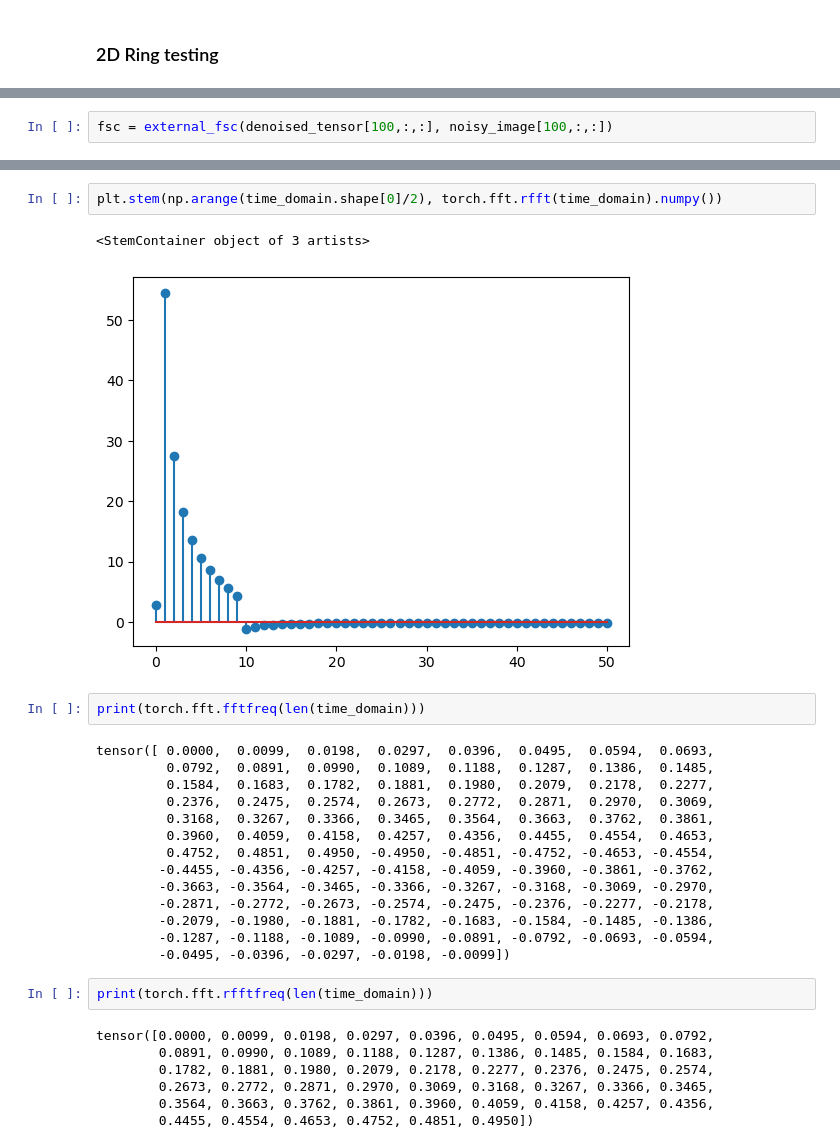
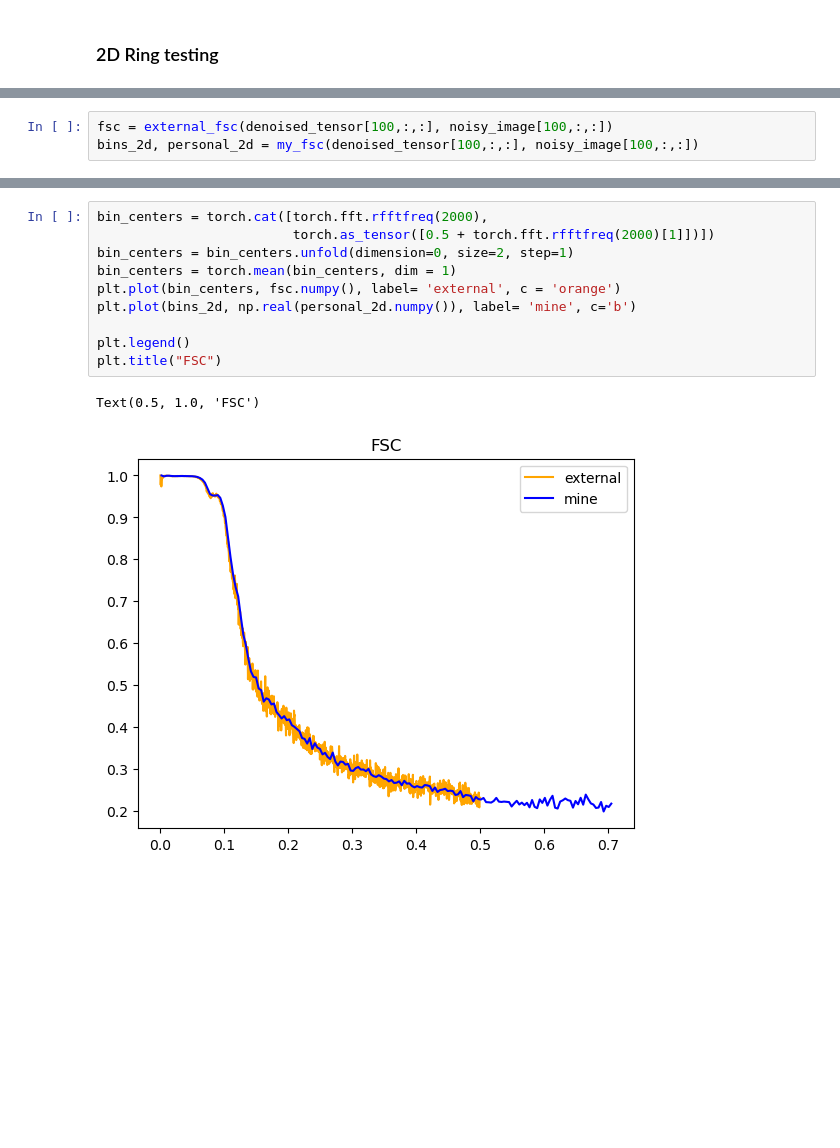
Before and after one commit to henrynjones/tomo_suli, a Jupyter notebook: FSC.ipynb, the cells around one changed output, grey strips where cells are left out. Cells and saved outputs as stored; diff of their text form; blank space fills up the shorter version.

```diff
--- a/FSC.ipynb
+++ b/FSC.ipynb
@@ -301,2 +60,3 @@ def compute_rfsc_old(tensor1: torch.Tensor, tensor2: torch.Tensor):
 # %%
 fsc = external_fsc(denoised_tensor[100,:,:], noisy_image[100,:,:])
+bins_2d, personal_2d = my_fsc(denoised_tensor[100,:,:], noisy_image[100,:,:])
@@ -709,30 +69,13 @@ plt.stem(torch.fft.rfftfreq(time_domain.shape[0]).numpy(), torch.fft.rfft(time_d
-# %%
-plt.stem(np.arange(time_domain.shape[0]/2), torch.fft.rfft(time_domain).numpy())
-# %% [output]
-<StemContainer object of 3 artists>
-[figure, removed]
-# %%
-print(torch.fft.fftfreq(len(time_domain)))
-# %% [output]
-tensor([ 0.0000,  0.0099,  0.0198,  0.0297,  0.0396,  0.0495,  0.0594,  0.0693,
-         0.0792,  0.0891,  0.0990,  0.1089,  0.1188,  0.1287,  0.1386,  0.1485,
-         0.1584,  0.1683,  0.1782,  0.1881,  0.1980,  0.2079,  0.2178,  0.2277,
-         0.2376,  0.2475,  0.2574,  0.2673,  0.2772,  0.2871,  0.2970,  0.3069,
-         0.3168,  0.3267,  0.3366,  0.3465,  0.3564,  0.3663,  0.3762,  0.3861,
-         0.3960,  0.4059,  0.4158,  0.4257,  0.4356,  0.4455,  0.4554,  0.4653,
-         0.4752,  0.4851,  0.4950, -0.4950, -0.4851, -0.4752, -0.4653, -0.4554,
-        -0.4455, -0.4356, -0.4257, -0.4158, -0.4059, -0.3960, -0.3861, -0.3762,
-        -0.3663, -0.3564, -0.3465, -0.3366, -0.3267, -0.3168, -0.3069, -0.2970,
-        -0.2871, -0.2772, -0.2673, -0.2574, -0.2475, -0.2376, -0.2277, -0.2178,
-        -0.2079, -0.1980, -0.1881, -0.1782, -0.1683, -0.1584, -0.1485, -0.1386,
-        -0.1287, -0.1188, -0.1089, -0.0990, -0.0891, -0.0792, -0.0693, -0.0594,
-        -0.0495, -0.0396, -0.0297, -0.0198, -0.0099])
-# %%
-print(torch.fft.rfftfreq(len(time_domain)))
-# %% [output]
-tensor([0.0000, 0.0099, 0.0198, 0.0297, 0.0396, 0.0495, 0.0594, 0.0693, 0.0792,
-        0.0891, 0.0990, 0.1089, 0.1188, 0.1287, 0.1386, 0.1485, 0.1584, 0.1683,
-        0.1782, 0.1881, 0.1980, 0.2079, 0.2178, 0.2277, 0.2376, 0.2475, 0.2574,
-        0.2673, 0.2772, 0.2871, 0.2970, 0.3069, 0.3168, 0.3267, 0.3366, 0.3465,
-        0.3564, 0.3663, 0.3762, 0.3861, 0.3960, 0.4059, 0.4158, 0.4257, 0.4356,
-        0.4455, 0.4554, 0.4653, 0.4752, 0.4851, 0.4950])
+# %%
+bin_centers = torch.cat([torch.fft.rfftfreq(2000),
+                         torch.as_tensor([0.5 + torch.fft.rfftfreq(2000)[1]])])
+bin_centers = bin_centers.unfold(dimension=0, size=2, step=1)
+bin_centers = torch.mean(bin_centers, dim = 1)
+plt.plot(bin_centers, fsc.numpy(), label= 'external', c = 'orange')
+plt.plot(bins_2d, np.real(personal_2d.numpy()), label= 'mine', c='b')
+
+plt.legend()
+plt.title("FSC")
+# %% [output]
+Text(0.5, 1.0, 'FSC')
+[figure, added]
```
Also changed, not shown: parts of 47 cells of this notebook, 1 other file.
